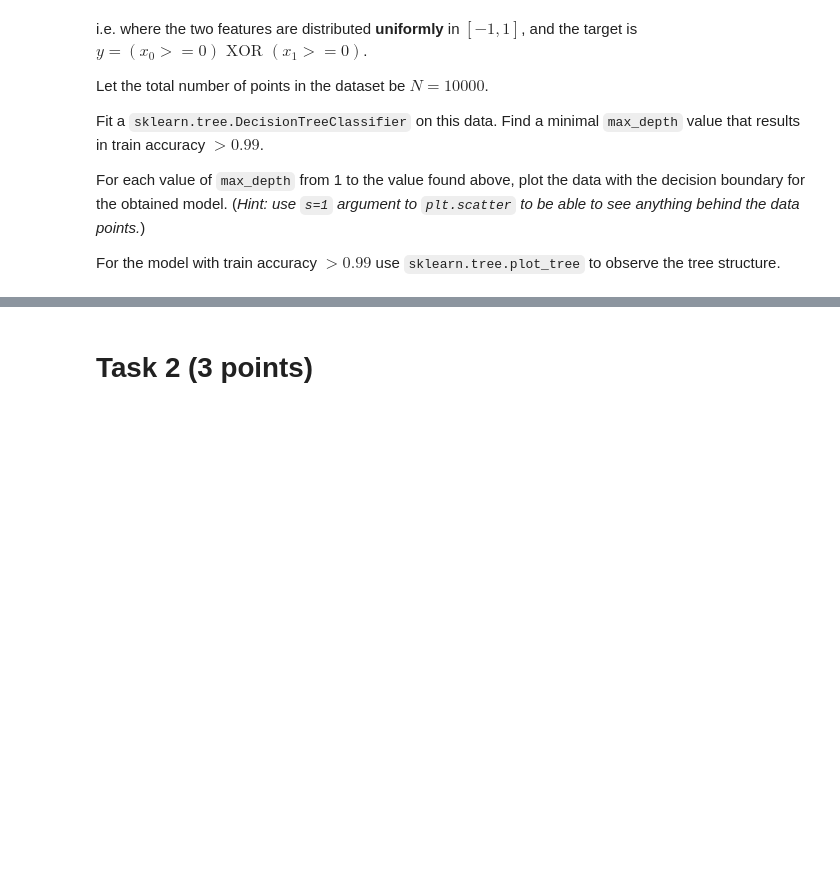
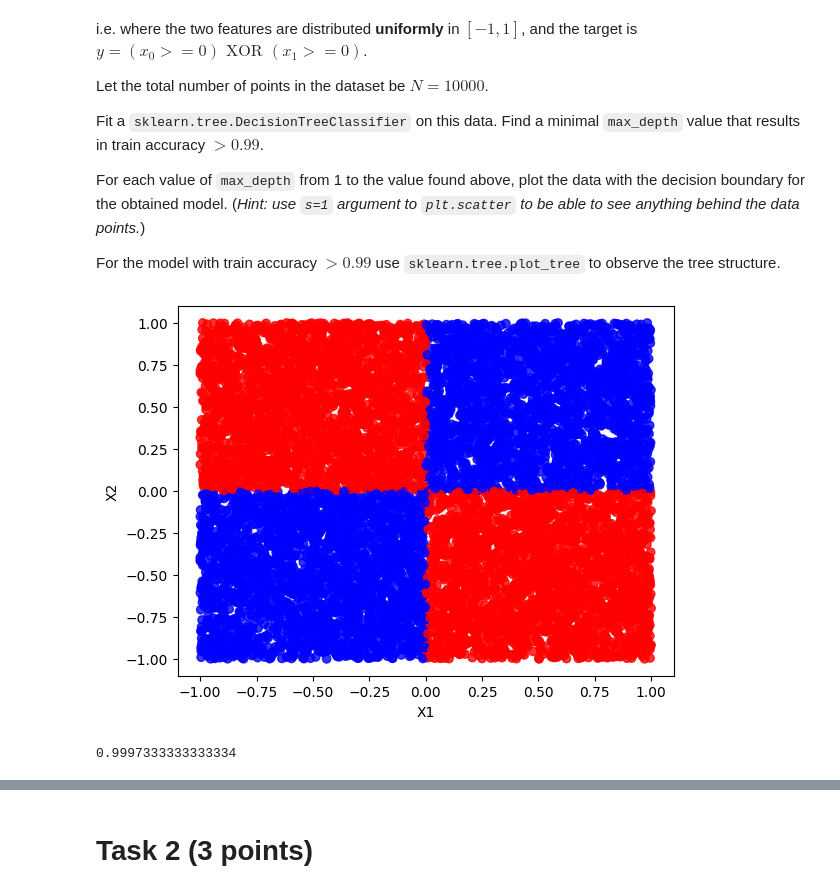
Before and after one commit to Sergeichik/MLDM-2023, a Jupyter notebook: 07-trees/DecisionTrees_HW.ipynb, the cells around one changed output, grey strips where cells are left out. Drawn from its saved outputs; the diff is of its cells as text; code cells hidden in the pictures; blank space fills up the shorter version.

```diff
--- a/07-trees/DecisionTrees_HW.ipynb
+++ b/07-trees/DecisionTrees_HW.ipynb
@@ -20,0 +19,21 @@ For the model with train accuracy $>0.99$ use `sklearn.tree.plot_tree` to observ
+# %%
+import numpy as np
+import matplotlib.pyplot as plt
+
+X = np.random.uniform(low=-1,high=1,size=(10000, 2))
+Y = np.logical_xor(X[:, 0] > 0, X[:, 1] > 0)
+plt.scatter(X[:, 0], X[:, 1], c=Y, alpha=0.8, cmap='bwr')
+plt.xlabel('X1'), plt.ylabel('X2');
+# %% [output]
+[figure, added]
+# %%
+from sklearn.tree import DecisionTreeClassifier
+from sklearn.model_selection import train_test_split
+from sklearn.metrics import accuracy_score
+clf = DecisionTreeClassifier(max_depth = 4)
+X_train, X_test, y_train, y_test = train_test_split(X, Y, test_size=0.25)
+clf.fit(X_train, y_train)
+y_pred = clf.predict(X_train)
+print(accuracy_score(y_train, y_pred))
+# %% [output]
+0.9997333333333334
```
Also changed, not shown: parts of 3 cells of this notebook.
